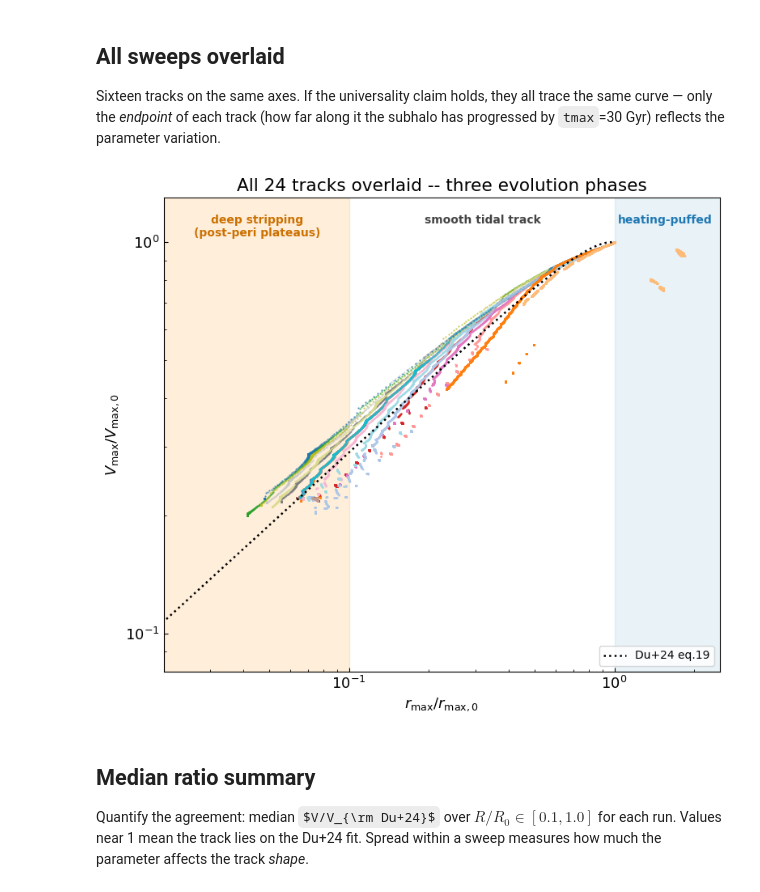
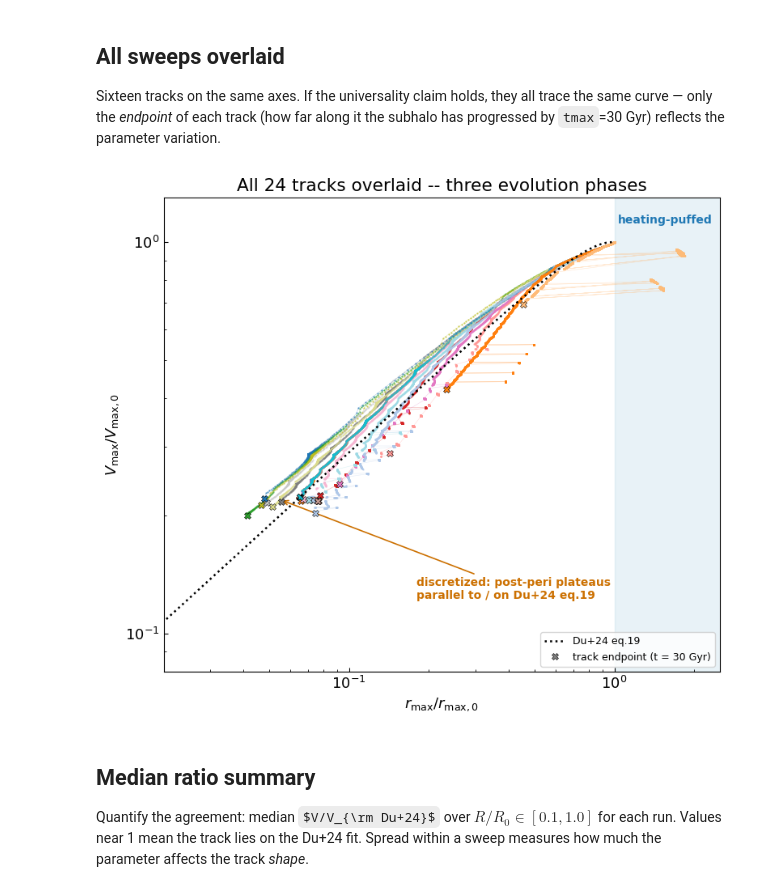
Before and after one commit to fabiokung/SatGen, a Jupyter notebook: tidal_track_universality.ipynb, the cells around one changed output. Drawn from its saved outputs; the diff is of its cells as text; code cells hidden in the pictures; some formulas as TeX source.

```diff
--- a/tidal_track_universality.ipynb
+++ b/tidal_track_universality.ipynb
@@ -175,33 +177,43 @@ plt.show()
 Sixteen tracks on the same axes. If the universality claim holds, they all trace the same curve — only the *endpoint* of each track (how far along it the subhalo has progressed by `tmax`=30 Gyr) reflects the parameter variation.
 # %%
 fig, ax = plt.subplots(figsize=(8, 7))
-# phase regions drawn behind the data points
 ax.axvspan(1.0, 100., color='#a6cee3', alpha=0.25, zorder=0)
-ax.axvspan(1e-4, 0.1, color='#fdbf6f', alpha=0.25, zorder=0)
 for i, r in enumerate(results):
-    ax.plot(r['R'], r['V'], '.', ms=1.5, alpha=0.6,
-            color=plt.cm.tab20(i % 20))
+    c = plt.cm.tab20(i % 20)
+    # connect dots in time order: lets the eye trace a track across
+    # plateau-to-plateau jumps and into the heating-puffed corner
+    ax.plot(r['R'], r['V'], '-', lw=0.4, alpha=0.35, color=c, zorder=2)
+    ax.plot(r['R'], r['V'], '.', ms=1.5, alpha=0.55, color=c, zorder=3)
+    # endpoint marker -- starts all collapse at (1,1), but endpoints fan out
+    ax.plot(r['R'][-1], r['V'][-1], 'X', ms=6, color=c,
+            markeredgecolor='black', markeredgewidth=0.4, zorder=5)
 x_ref = np.logspace(-4, 0, 400)
 R_ref, V_ref = du24_eq19(x_ref)
 ax.plot(R_ref, V_ref, 'k:', lw=1.8, label='Du+24 eq.19', zorder=10)
 ax.set_xscale('log'); ax.set_yscale('log')
 ax.set_xlim(0.02, 2.5)
 ax.set_ylim(0.08, 1.3)
-# phase labels (data coords)
+# heating-puffed region label
 ax.text(1.55, 1.18, 'heating-puffed', ha='center', va='top',
         fontsize=10, color='#1f78b4', fontweight='bold')
-ax.text(0.32, 1.18, 'smooth tidal track', ha='center', va='top',
-        fontsize=10, color='#444', fontweight='bold')
-ax.text(0.045, 1.18, 'deep stripping\n(post-peri plateaus)', ha='center', va='top',
-        fontsize=10, color='#cc7000', fontweight='bold')
+# deep-stripping is a behaviour, not a region: arrow pointing at the
+# clumpy lower-left tail where post-peri plateaus form *on* Du+24 eq.19
+ax.annotate('discretized: post-peri plateaus\nparallel to / on Du+24 eq.19',
+            xy=(0.055, 0.22), xytext=(0.18, 0.13),
+            fontsize=10, color='#cc7000', fontweight='bold',
+            ha='left', va='center',
+            arrowprops=dict(arrowstyle='->', color='#cc7000', lw=1.2))
+# X-marker legend (small annotation)
+ax.plot([], [], 'X', ms=6, color='gray', markeredgecolor='black',
+        markeredgewidth=0.4, label='track endpoint (t = 30 Gyr)')
 ax.set_xlabel(r'$r_{\rm max}/r_{\rm max,0}$')
 ax.set_ylabel(r'$V_{\rm max}/V_{\rm max,0}$')
 ax.set_title(f'All {len(results)} tracks overlaid -- three evolution phases')
-ax.legend(fontsize=10, loc='lower right')
+ax.legend(fontsize=9, loc='lower right')
 plt.tight_layout()
 plt.show()
 # %% [output]
-[figure, old version]
+[figure, new version]
 # %% [markdown]
 ## Median ratio summary
 
```
Also changed, not shown: parts of 3 cells of this notebook.
